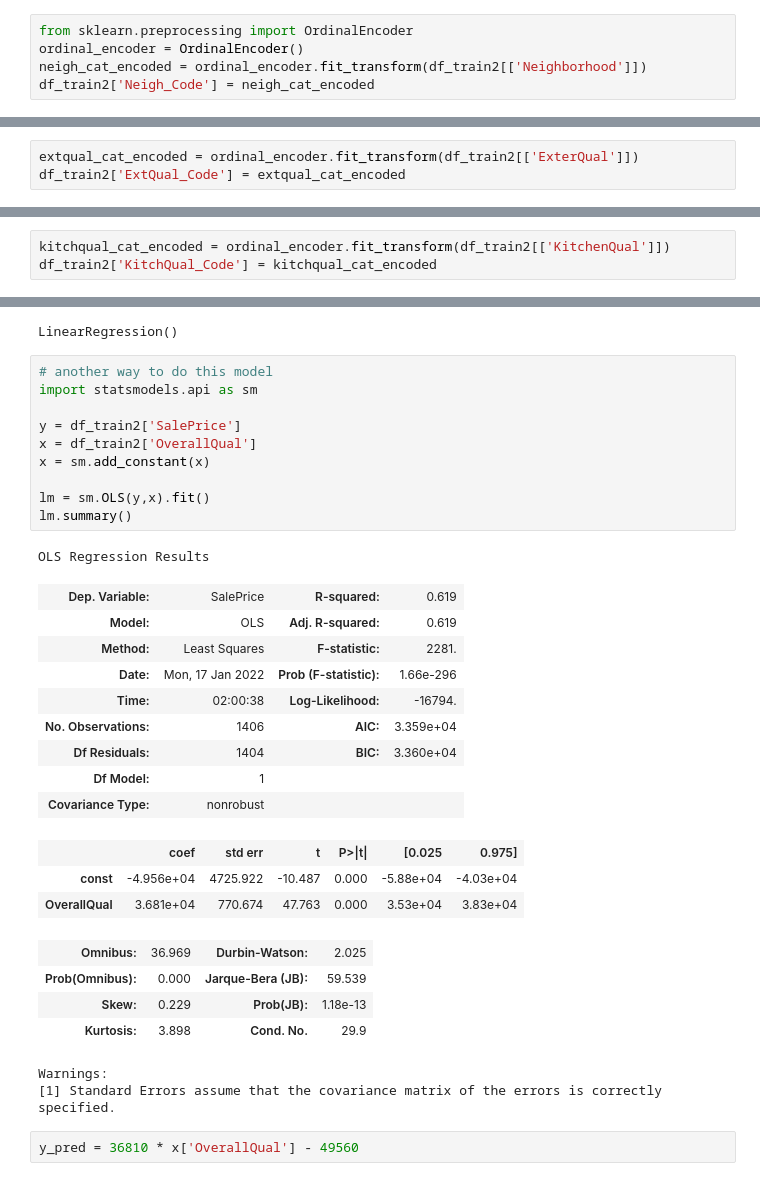
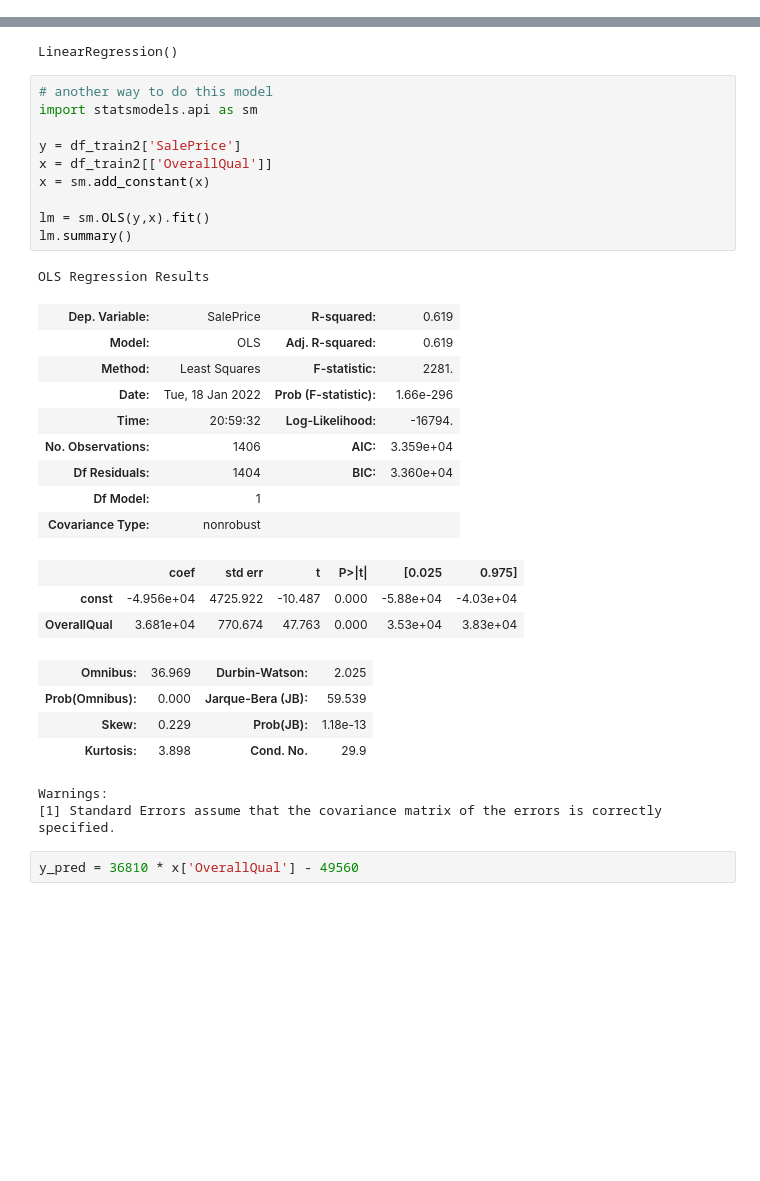
Before and after one commit to erinmcmahon26/Housing-Prices-Regression, a Jupyter notebook: Housing_Prices_Regression.ipynb, the cells around one changed output, grey strips where cells are left out. Drawn from its saved outputs; the diff is of its cells as text; blank space fills up the shorter version.

```diff
--- a/Housing_Prices_Regression.ipynb
+++ b/Housing_Prices_Regression.ipynb
@@ -344,8 +351,3 @@ associations(df_train2_cat, figsize=(20,20))
  [44 rows x 44 columns]}
 # %% [markdown]
 This correlation between sale price and the categorical variables shows that neighborhood, external quality, and kitchen quality could be considered good predictors.
-# %%
-from sklearn.preprocessing import OrdinalEncoder
-ordinal_encoder = OrdinalEncoder()
-neigh_cat_encoded = ordinal_encoder.fit_transform(df_train2[['Neighborhood']])
-df_train2['Neigh_Code'] = neigh_cat_encoded
@@ -358,3 +353,0 @@ See the caveats in the documentation: https://pandas.pydata.org/pandas-docs/stab
-# %%
-extqual_cat_encoded = ordinal_encoder.fit_transform(df_train2[['ExterQual']])
-df_train2['ExtQual_Code'] = extqual_cat_encoded
@@ -366,3 +353,0 @@ See the caveats in the documentation: https://pandas.pydata.org/pandas-docs/stab
-# %%
-kitchqual_cat_encoded = ordinal_encoder.fit_transform(df_train2[['KitchenQual']])
-df_train2['KitchQual_Code'] = kitchqual_cat_encoded
@@ -498,20 +479,20 @@ LinearRegression()
 # %%
 # another way to do this model
 import statsmodels.api as sm
 
 y = df_train2['SalePrice']
-x = df_train2['OverallQual']
+x = df_train2[['OverallQual']]
 x = sm.add_constant(x)
 
 lm = sm.OLS(y,x).fit()
 lm.summary()
 # %% [output]
 OLS Regression Results
 | Dep. Variable: | SalePrice | R-squared: | 0.619 |
 | Model: | OLS | Adj. R-squared: | 0.619 |
 | Method: | Least Squares | F-statistic: | 2281. |
-| Date: | Mon, 17 Jan 2022 | Prob (F-statistic): | 1.66e-296 |
-| Time: | 02:00:38 | Log-Likelihood: | -16794. |
+| Date: | Tue, 18 Jan 2022 | Prob (F-statistic): | 1.66e-296 |
+| Time: | 20:59:32 | Log-Likelihood: | -16794. |
 | No. Observations: | 1406 | AIC: | 3.359e+04 |
 | Df Residuals: | 1404 | BIC: | 3.360e+04 |
 | Df Model: | 1 |  |  |
```
Also changed, not shown: parts of 55 cells of this notebook.
